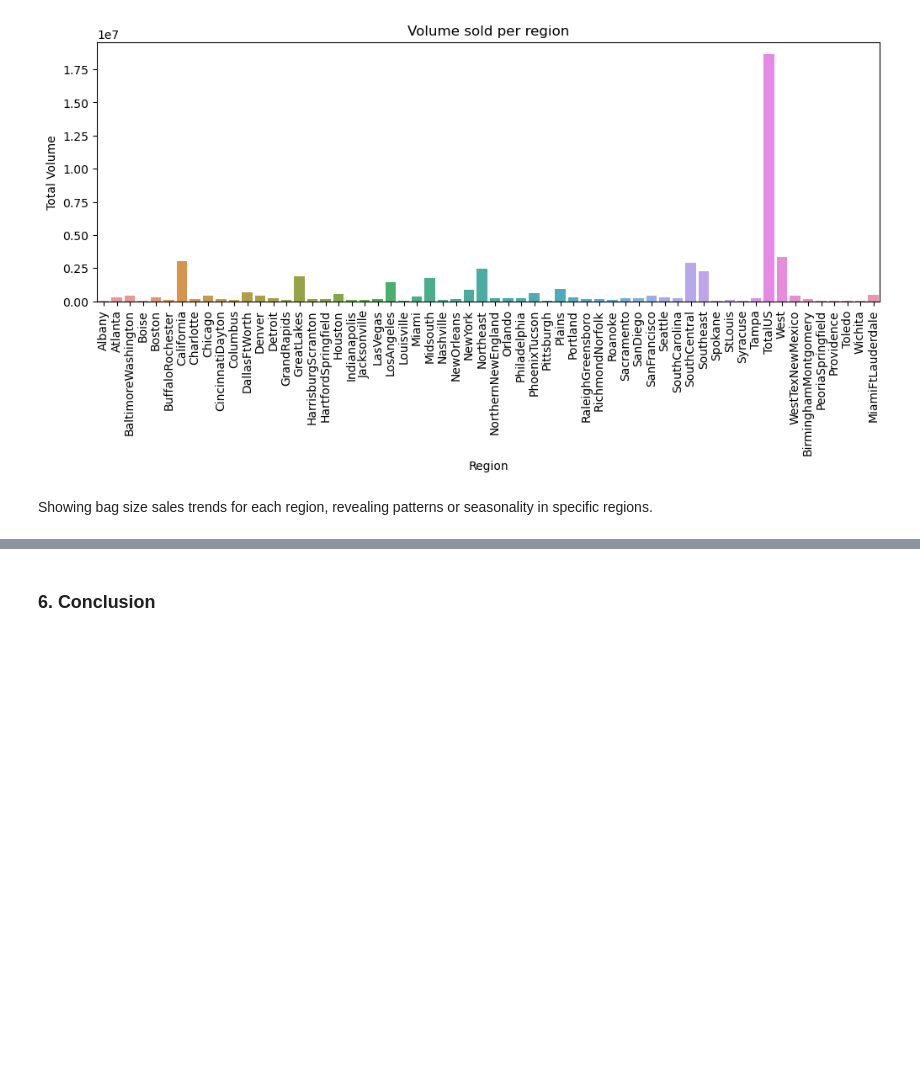
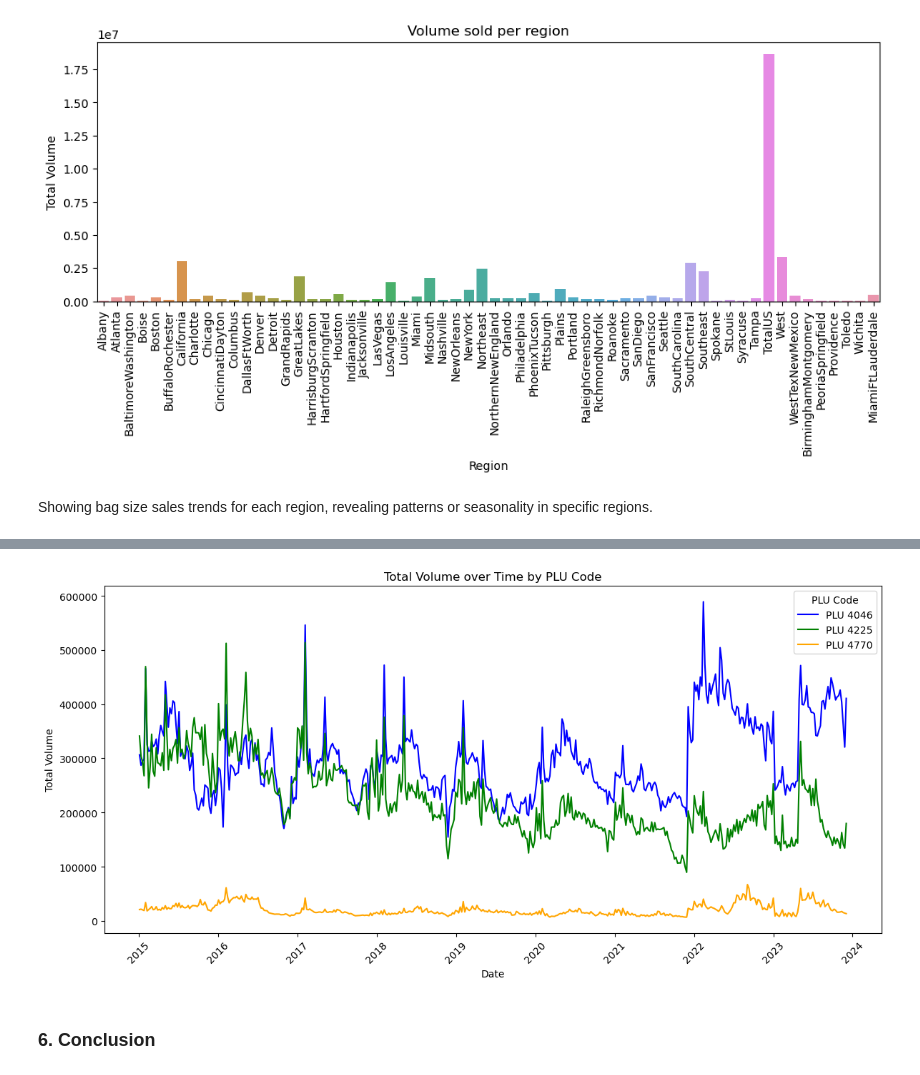
Before and after one commit to VrishtiSingh/PythonExplorersTeam3, a Jupyter notebook: Avocado Prices and Sales Volume 2015-2023.ipynb, the cells around one changed output, grey strips where cells are left out. Cells and saved outputs as stored; diff of their text form; code cells hidden in the pictures; blank space fills up the shorter version.

Commit message:
Total Volume over Time by PLU Code
Total Volume over Time by PLU Code readded

```diff
--- a/Avocado Prices and Sales Volume 2015-2023.ipynb
+++ b/Avocado Prices and Sales Volume 2015-2023.ipynb
@@ -502,2 +504,47 @@ plt.show()
+# %%
+# Ensure that the 'Date' column is in datetime format
+df['Date'] = pd.to_datetime(df['Date'])
+
+# Create a plot to show volume over time by PLU code, without the confidence interval
+plt.figure(figsize=(12, 6))
+
+# Plot TotalVolume for each PLU code over time (no confidence interval)
+sns.lineplot(
+    data=df,
+    x='Date',
+    y='plu4046',
+    label='PLU 4046',  # Add label for PLU 4046
+    color='blue',
+    ci=None  # Disable the confidence interval
+)
+sns.lineplot(
+    data=df,
+    x='Date',
+    y='plu4225',
+    label='PLU 4225',  # Add label for PLU 4225
+    color='green',
+    ci=None  # Disable the confidence interval
+)
+sns.lineplot(
+    data=df,
+    x='Date',
+    y='plu4770',
+    label='PLU 4770',  # Add label for PLU 4770
+    color='orange',
+    ci=None  # Disable the confidence interval
+)
+
+# Set plot labels and title
+plt.title("Total Volume over Time by PLU Code")
+plt.xlabel("Date")
+plt.ylabel("Total Volume")
+plt.legend(title="PLU Code")
+
+# Display the plot
+plt.xticks(rotation=45)  # Rotate date labels for better readability
+plt.tight_layout()
+plt.show()
+# %% [output]
+[figure, added]
 # %% [markdown]
 ### 6. Conclusion
```
Also changed, not shown: parts of 1 cell of this notebook.
